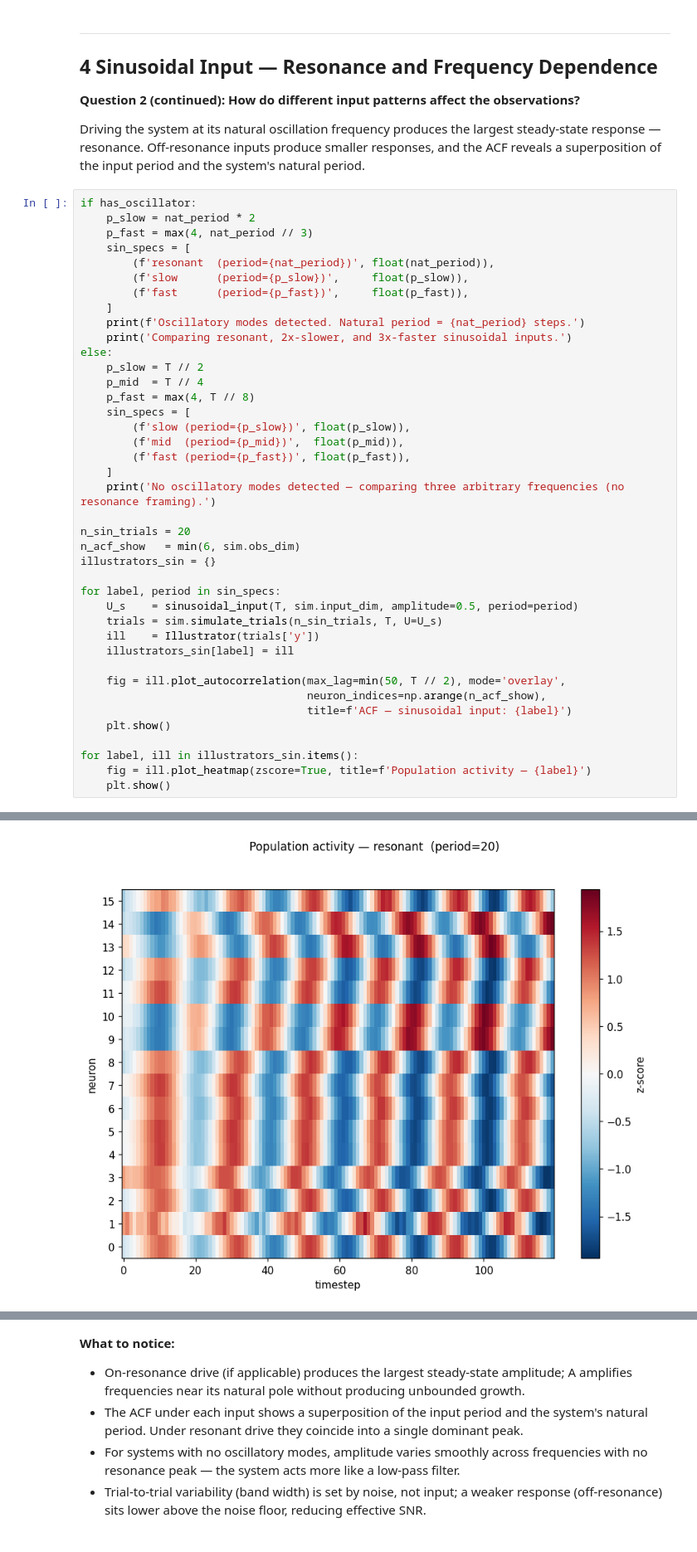
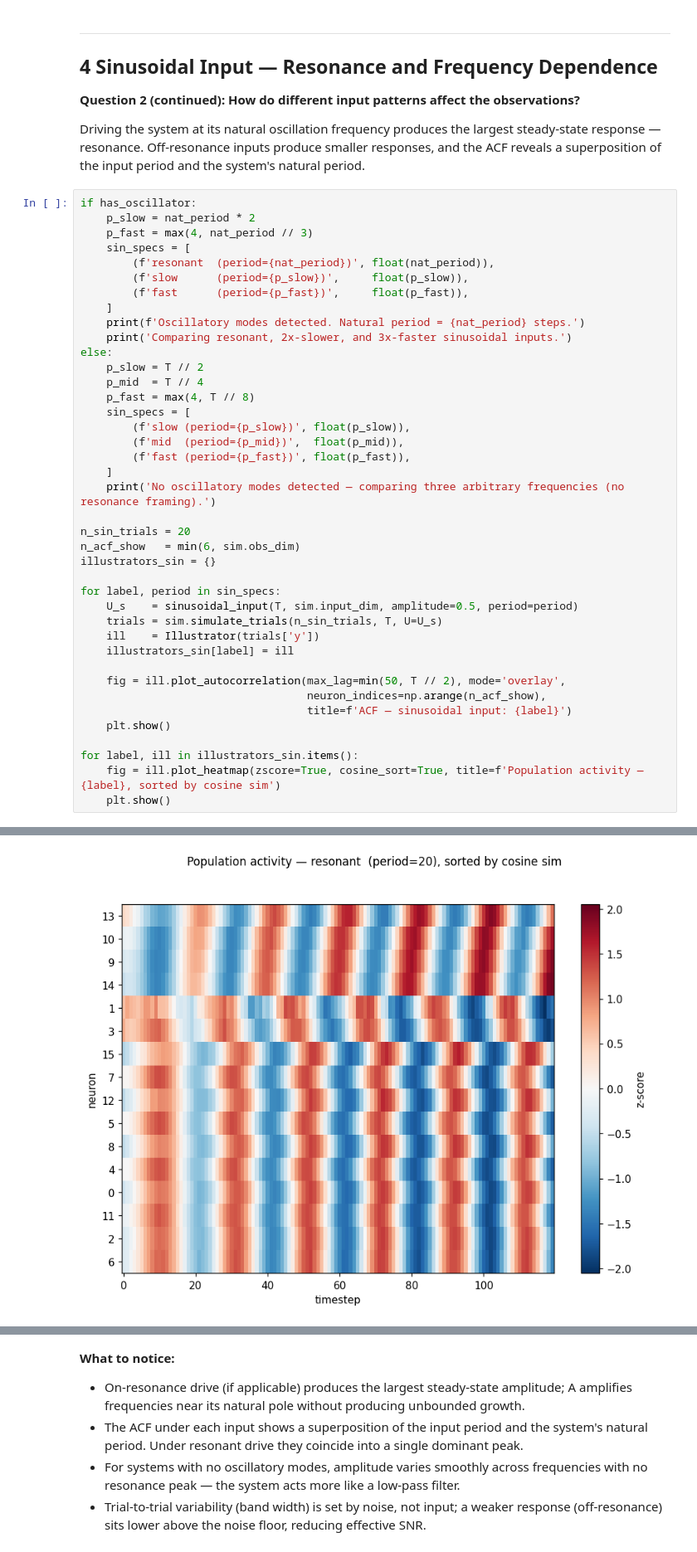
Before and after one commit to henrikhalasz/GG4, a Jupyter notebook: week 1/system_analysis.ipynb, the cells around one changed output, grey strips where cells are left out. Shown at 83% size. Cells and saved outputs as stored; diff of their text form.

```diff
--- a/week 1/system_analysis.ipynb
+++ b/week 1/system_analysis.ipynb
@@ -390,7 +394,7 @@ for label, period in sin_specs:
     plt.show()
 
 for label, ill in illustrators_sin.items():
-    fig = ill.plot_heatmap(zscore=True, title=f'Population activity — {label}')
+    fig = ill.plot_heatmap(zscore=True, cosine_sort=True, title=f'Population activity — {label}, sorted by cosine sim')
     plt.show()
 # %% [output]
 Oscillatory modes detected. Natural period = 20 steps.
@@ -401 +405 @@ Comparing resonant, 2x-slower, and 3x-faster sinusoidal inputs.
-[figure, old version]
+[figure, new version]
```
Also changed, not shown: parts of 8 cells of this notebook, 1 other file.
